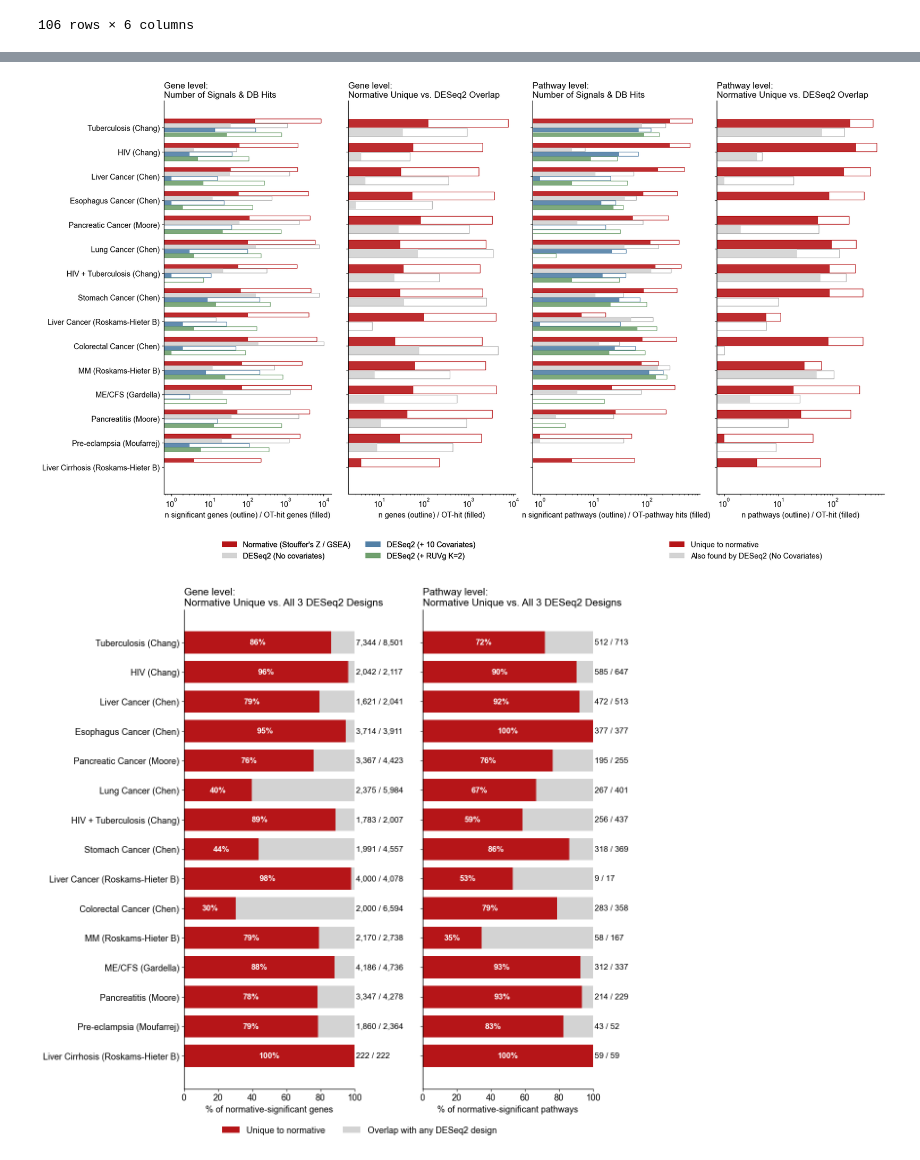
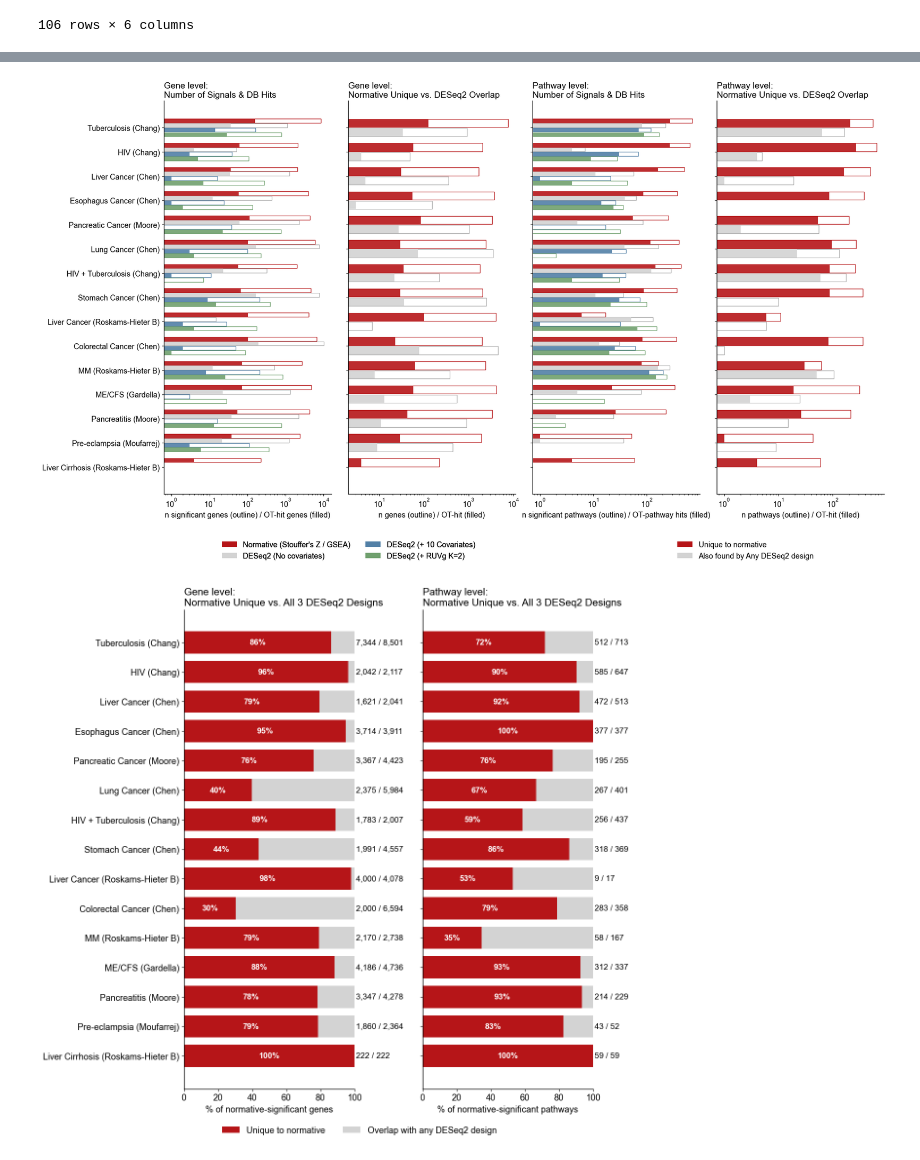
Before and after one commit to jmj3078/cfRNA_Disentaglement, a Jupyter notebook: MixedEffectsModeling/5_group_level_comparison.ipynb, the cells around one changed output, grey strips where cells are left out. Cells and saved outputs as stored; diff of their text form; code cells hidden in the pictures.

```diff
--- a/MixedEffectsModeling/5_group_level_comparison.ipynb
+++ b/MixedEffectsModeling/5_group_level_comparison.ipynb
@@ -450,7 +464,7 @@ level_labels = ['Normative (Stouffer\'s Z / GSEA)', 'DESeq2 (No covariates)', 'D
 uniq_gene_methods = ['normative_unique', 'normative_overlap']
 uniq_path_methods = ['normative_unique_gsea', 'normative_overlap_gsea']
 uniq_colors = ["#B61518", '#D3D3D3']
-uniq_labels = ['Unique to normative', 'Also found by DESeq2 (No Covariates)']
+uniq_labels = ['Unique to normative', 'Also found by Any DESeq2 design']
 
 
 def plot_level(ax, sub, methods, colors_, xlabel, title):
@@ -460,34 +474,34 @@ def plot_level(ax, sub, methods, colors_, xlabel, title):
         offset = ((n_m - 1) / 2 - j) * width
         n_sig_v = [sub[(sub.row_label == r) & (sub.method == m)]['n_sig'].sum() for r in rows_]
         n_db_v = [sub[(sub.row_label == r) & (sub.method == m)]['n_db'].sum() for r in rows_]
         edge_color = '#A9A9A9' if c == '#D3D3D3' else c
         ax.barh(y + offset, n_sig_v, height=width * 0.9, facecolor='none', edgecolor=edge_color, linewidth=1)
         ax.barh(y + offset, n_db_v, height=width * 0.9, facecolor=c, edgecolor='none', alpha=0.9)
     ax.set_xscale('log')
     ax.set_xlabel(xlabel)
     ax.set_title(title, loc='left')
     for spine in ('top', 'right'):
         ax.spines[spine].set_visible(False)
 
 
 fig, (axG, axU_g, axP, axU_p) = plt.subplots(1, 4, figsize=(22, 12), sharey=True)
 plot_level(axG, sub_g, gene_methods, colors, 'n significant genes (outline) / OT-hit genes (filled)', 'Gene level:\nNumber of Signals & DB Hits')
 plot_level(axU_g, sub_g, uniq_gene_methods, uniq_colors, 'n genes (outline) / OT-hit (filled)', 'Gene level:\nNormative Unique vs. DESeq2 Overlap')
 plot_level(axP, sub_p, path_methods, colors, 'n significant pathways (outline) / OT-pathway hits (filled)', 'Pathway level:\nNumber of Signals & DB Hits')
 plot_level(axU_p, sub_p, uniq_path_methods, uniq_colors, 'n pathways (outline) / OT-hit (filled)', 'Pathway level:\nNormative Unique vs. DESeq2 Overlap')
 axG.set_yticks(y)
 axG.set_yticklabels(rows_)
 
 handles = [plt.Rectangle((0, 0), 1, 1, facecolor=c) for c in colors]
 uniq_handles = [plt.Rectangle((0, 0), 1, 1, facecolor=c) for c in uniq_colors]
 leg1 = fig.legend(handles, level_labels, loc='upper center', bbox_to_anchor=(0.32, 0.02), ncol=2, frameon=False)
 fig.legend(uniq_handles, uniq_labels, loc='upper center', bbox_to_anchor=(0.75, 0.02), ncol=1, frameon=False)
 fig.add_artist(leg1)
 
 plt.subplots_adjust(left=0.12, bottom=0.1, wspace=0.1)
 fig.savefig(BENCH / 'Figures' / 'group_level_comparison_combined.png', bbox_inches='tight', dpi=300)
 # %% [output]
-[figure, old version]
+[figure, new version]
 # %%
 row_key = pd.concat([
     sub_g[['row_label', 'phenotype', 'study']],
```
Also changed, not shown: parts of 2 cells of this notebook, 42 other files.
